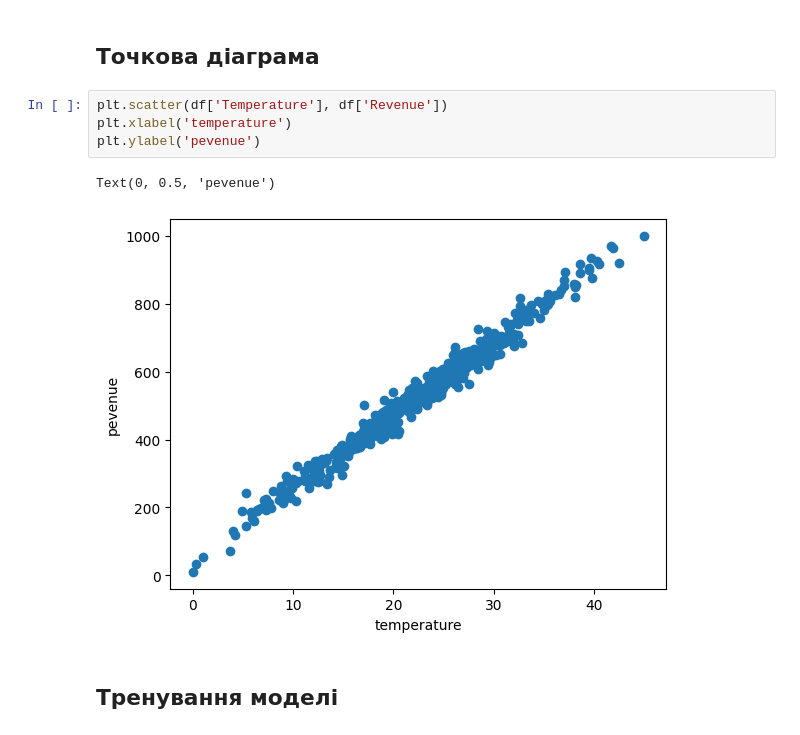
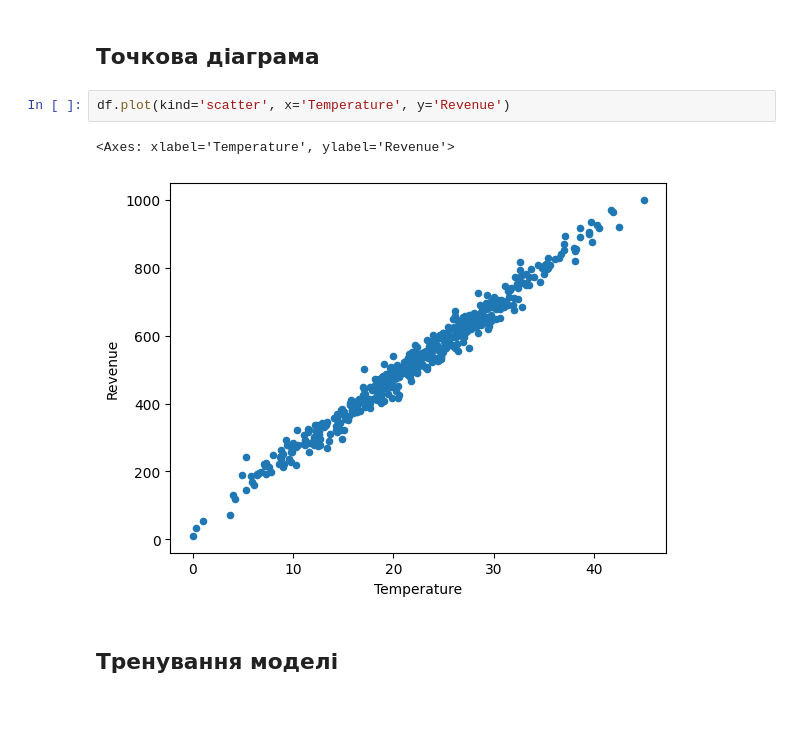
Before and after one commit to HalyshAnton/Python-AI, a Jupyter notebook: linear_regression.ipynb, the cells around one changed output. Cells and saved outputs as stored; diff of their text form.

```diff
--- a/linear_regression.ipynb
+++ b/linear_regression.ipynb
@@ -103,12 +84,10 @@ df.describe()
 # %% [markdown]
 ## Точкова діаграма
-# %%
-plt.scatter(df['Temperature'], df['Revenue'])
-plt.xlabel('temperature')
-plt.ylabel('pevenue')
-# %% [output]
-Text(0, 0.5, 'pevenue')
-[figure, removed]
+# %%
+df.plot(kind='scatter', x='Temperature', y='Revenue')
+# %% [output]
+<Axes: xlabel='Temperature', ylabel='Revenue'>
+[figure, added]
 # %% [markdown]
 ## Тренування моделі
 # %% [markdown]
```
Also changed, not shown: parts of 84 cells of this notebook.
